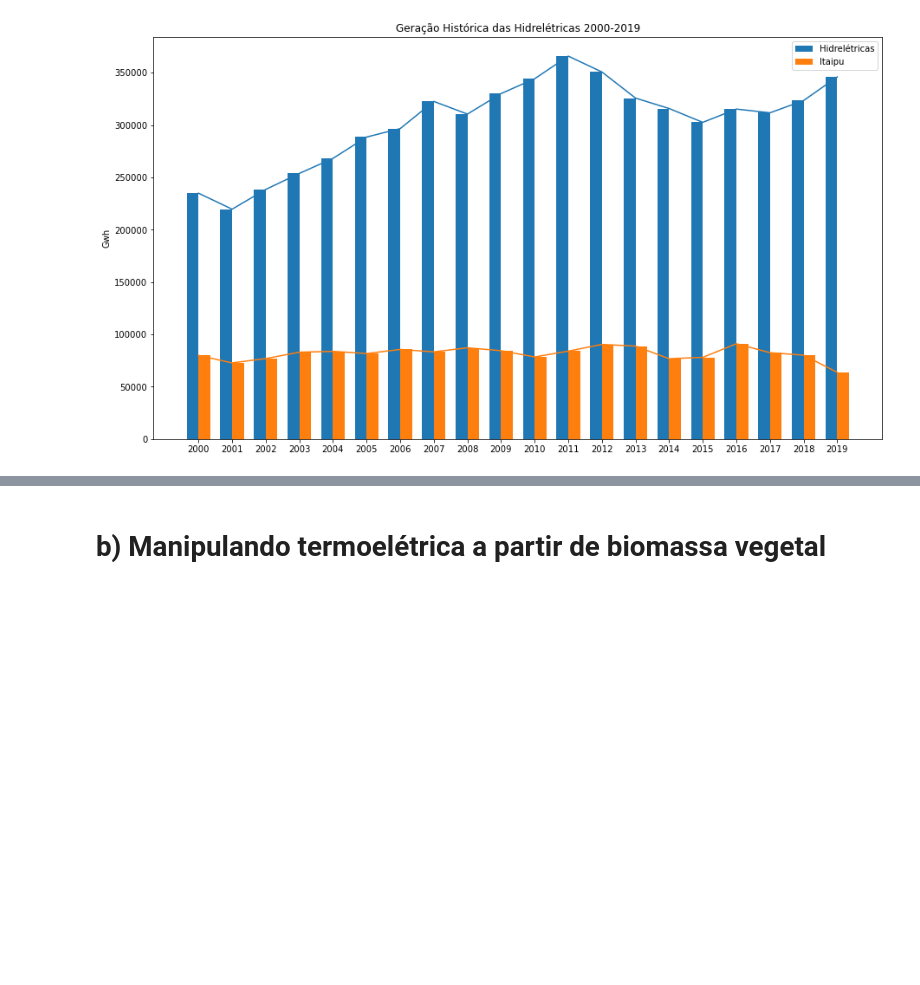
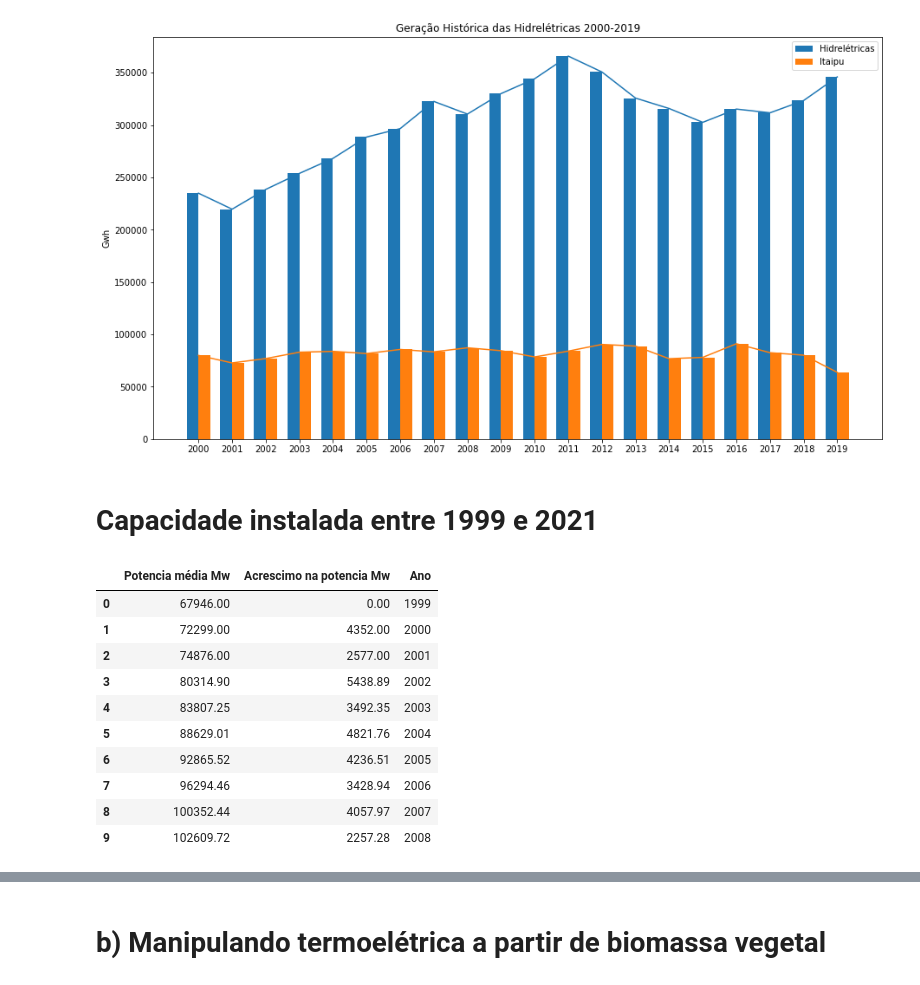
Before and after one commit to eduardo22santos/pandas_matplotlib, a Jupyter notebook: questao1.ipynb, the cells around one changed output, grey strips where cells are left out. Saved outputs shown, nothing was run; the diff lists cells and outputs as text; code cells hidden in the pictures; blank space fills up the shorter version.

```diff
--- a/questao1.ipynb
+++ b/questao1.ipynb
@@ -64,3 +64,5 @@ fig.tight_layout()
 plt.show()
 # %% [output]
 [figure]
+# %% [markdown]
+# Capacidade instalada entre 1999 e 2021
@@ -66,0 +79,14 @@ plt.show()
+# %%
+tabela.head(10)
+# %% [output]
+|  | Potencia média Mw | Acrescimo na potencia Mw | Ano |
+| 0 | 67946.00 | 0.00 | 1999 |
+| 1 | 72299.00 | 4352.00 | 2000 |
+| 2 | 74876.00 | 2577.00 | 2001 |
+| 3 | 80314.90 | 5438.89 | 2002 |
+| 4 | 83807.25 | 3492.35 | 2003 |
+| 5 | 88629.01 | 4821.76 | 2004 |
+| 6 | 92865.52 | 4236.51 | 2005 |
+| 7 | 96294.46 | 3428.94 | 2006 |
+| 8 | 100352.44 | 4057.97 | 2007 |
+| 9 | 102609.72 | 2257.28 | 2008 |
```
Also changed, not shown: parts of 13 cells of this notebook, 26 other files.
